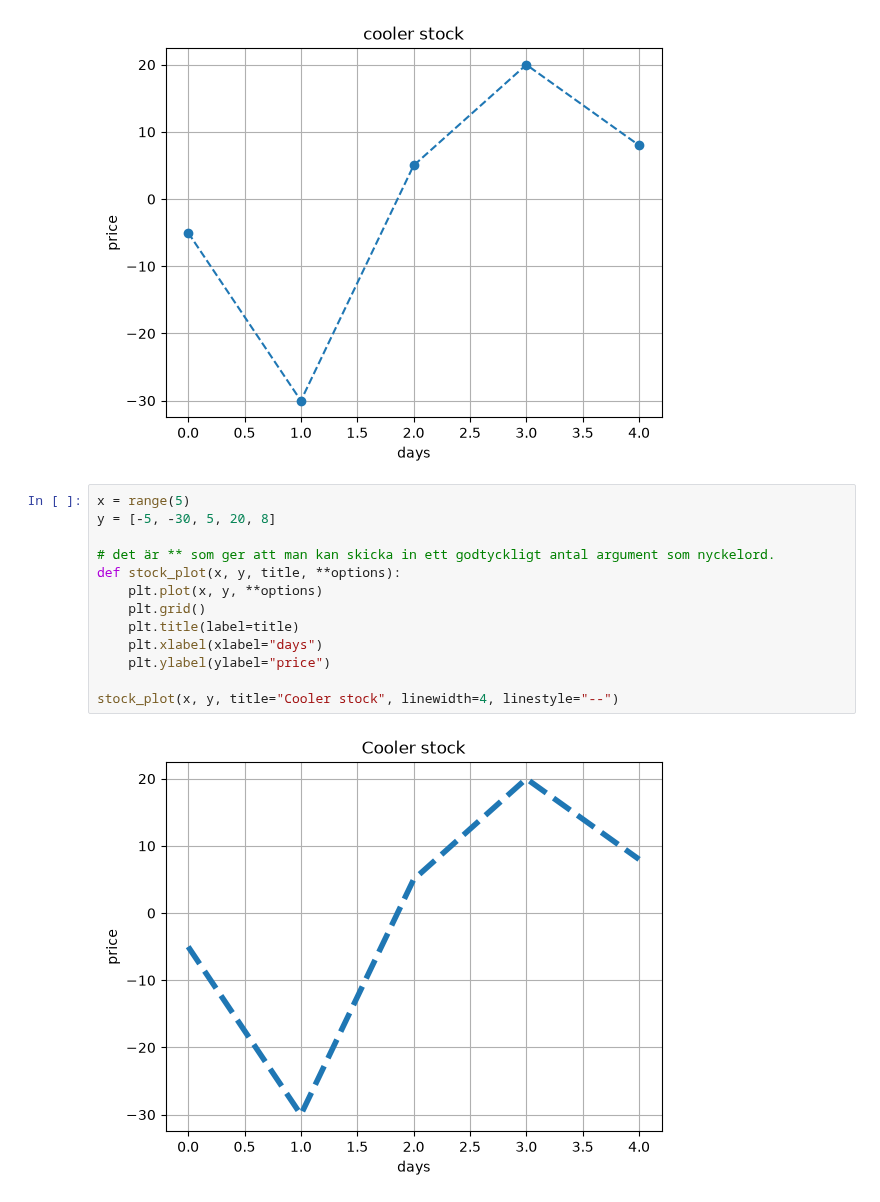
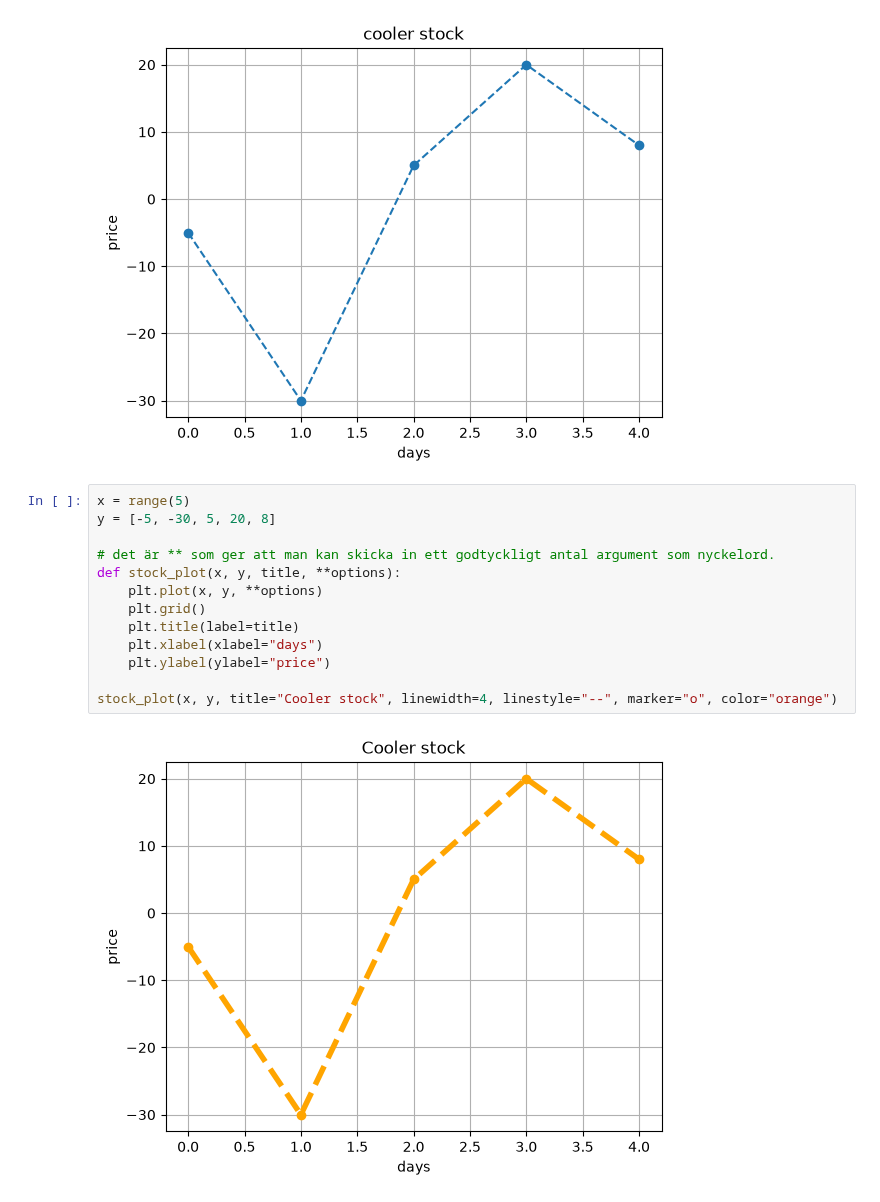
Before and after one commit to GustavArvidsson/python_gustav_AIU26, a Jupyter notebook: code_alongs/11_functions/functions.ipynb, the cells around one changed output. Drawn from its saved outputs; the diff is of its cells as text.

```diff
--- a/code_alongs/11_functions/functions.ipynb
+++ b/code_alongs/11_functions/functions.ipynb
@@ -177,15 +177,15 @@ Text(0, 0.5, 'price')
 # %%
 x = range(5)
 y = [-5, -30, 5, 20, 8]
 
 # det är ** som ger att man kan skicka in ett godtyckligt antal argument som nyckelord.
 def stock_plot(x, y, title, **options):
     plt.plot(x, y, **options)
     plt.grid()
     plt.title(label=title)
     plt.xlabel(xlabel="days")
     plt.ylabel(ylabel="price")
 
-stock_plot(x, y, title="Cooler stock", linewidth=4, linestyle="--")
+stock_plot(x, y, title="Cooler stock", linewidth=4, linestyle="--", marker="o", color="orange")
 # %% [output]
-[figure, old version]
+[figure, new version]
```
Also changed, not shown: parts of 1 cell of this notebook, 3 other files.
